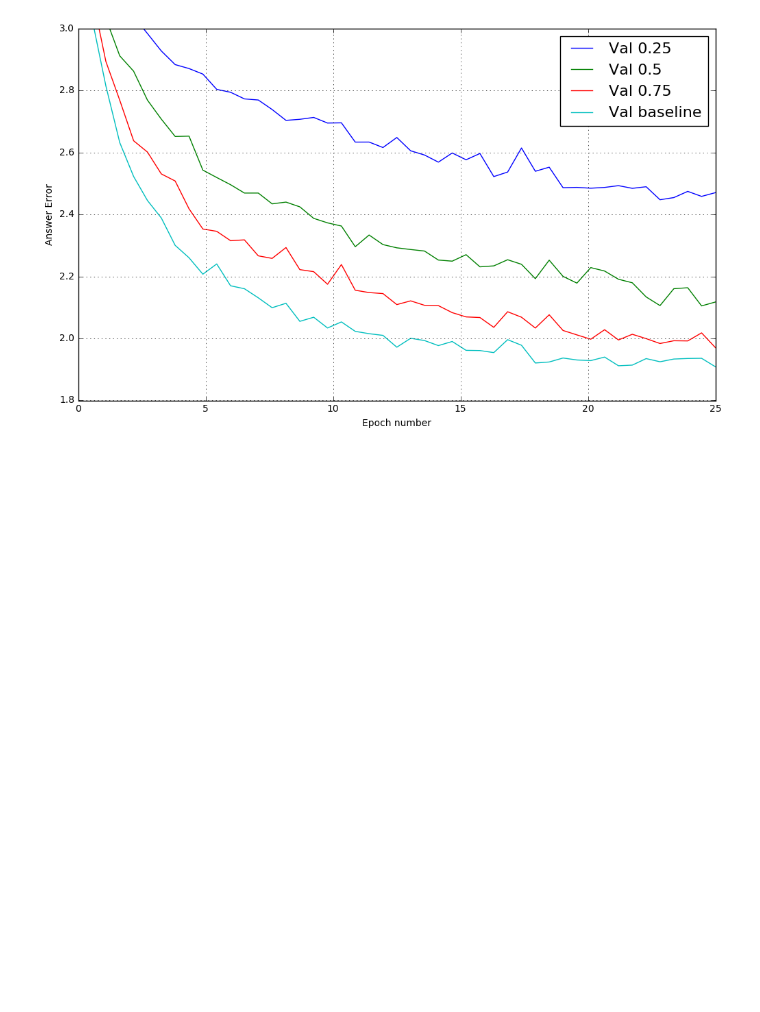
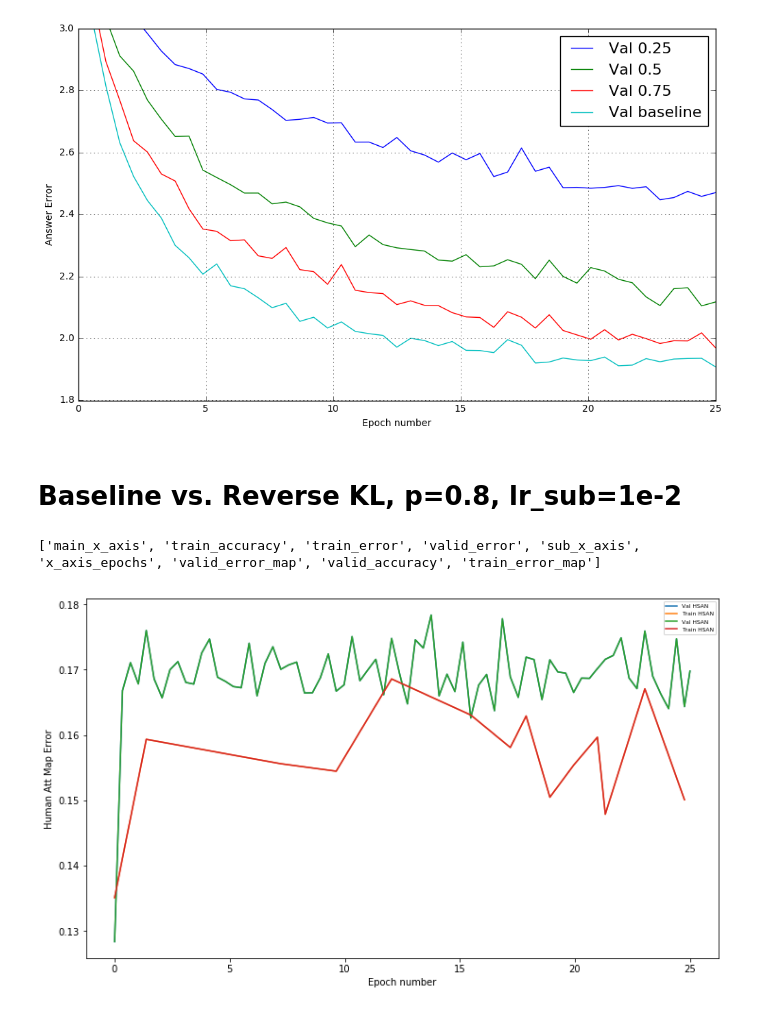
Before and after one commit to goncalomcorreia/vqa_human_attention, a Jupyter notebook: Plots.ipynb, the cells around one changed output. Cells and saved outputs as stored; diff of their text form; code cells hidden in the pictures; blank space fills up the shorter version.

Commit message:
small hyperparameter tuning

```diff
--- a/Plots.ipynb
+++ b/Plots.ipynb
@@ -199,3 +199,58 @@ ax1.grid()
 fig.show()
 # %% [output]
 [figure]
+# %% [markdown]
+# Baseline vs. Reverse KL, p=0.8, lr_sub=1e-2
+# %%
+acc_valid = []
+err_valid = []
+err_map_valid = []
+x_axis_valid = []
+x_axis_main_train = []
+x_axis_sub_train = []
+acc_train = []
+err_train = []
+err_map_train = []
+labels = ['baseline', 'HSAN']
+
+plot = '/Users/goncalocorreia/vqa_human_attention/expt/baseline/baseline_plot_details.npz'
+
+with np.load(plot) as data:
+    half = data['valid_error'].shape[0]/2
+    err_valid.append(data['valid_error'][:half])
+    acc_valid.append(data['valid_accuracy'][:half])
+    x_axis_valid.append(data['x_axis_epochs'][:half])
+    #err_map_valid.append(data['valid_error_map'])
+    #err_map_train.append(data['train_error_map'])
+    #x_axis_sub_train.append(data['sub_x_axis'])
+    #x_axis_main_train.append(data['main_x_axis'])
+    err_train.append(data['train_error'][:half])
+    acc_train.append(data['train_accuracy'][:half])
+
+plot = '/Users/goncalocorreia/vqa_human_attention/expt/tuning/alt_kl_0.8_spec_plot_details.npz'
+
+with np.load(plot) as data:
+    print data.keys()
+    err_valid.append(data['valid_error'])
+    acc_valid.append(data['valid_accuracy'])
+    x_axis_valid.append(data['x_axis_epochs'])
+    err_map_valid.append(data['valid_error_map'])
+    err_map_train.append(data['train_error_map'])
+    x_axis_sub_train.append(data['sub_x_axis'])
+    x_axis_main_train.append(data['main_x_axis'])
+    err_train.append(data['train_error'])
+    acc_train.append(data['train_accuracy'])
+# %% [output]
+['main_x_axis', 'train_accuracy', 'train_error', 'valid_error', 'sub_x_axis', 'x_axis_epochs', 'valid_error_map', 'valid_accuracy', 'train_error_map']
+# %%
+fig = plt.figure(figsize=(12, 7))
+ax1 = fig.add_subplot(1, 1, 1)
+for i in xrange(len(x_axis_valid)):
+    ax1.plot(x_axis_valid[-1], err_map_valid[-1], label='Val '+labels[-1])
+    ax1.plot(x_axis_sub_train[-1], err_map_train[-1], label='Train '+labels[-1])
+ax1.legend(loc=0,prop={'size':6})
+ax1.set_xlabel('Epoch number')
+ax1.set_ylabel('Human Att Map Error')
+fig.show()
+# %% [output]
+[figure, added]
```
Also changed, not shown: parts of 2 cells of this notebook, 2 other files.
